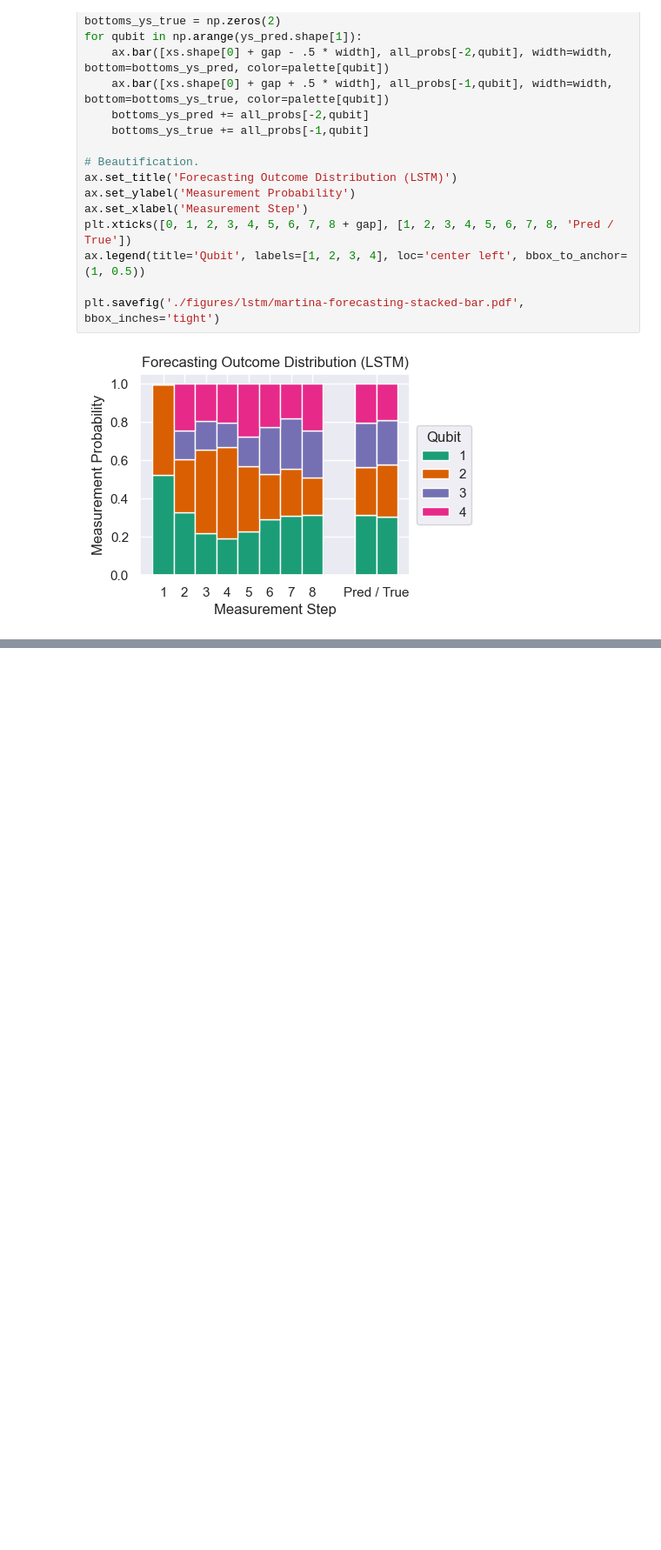
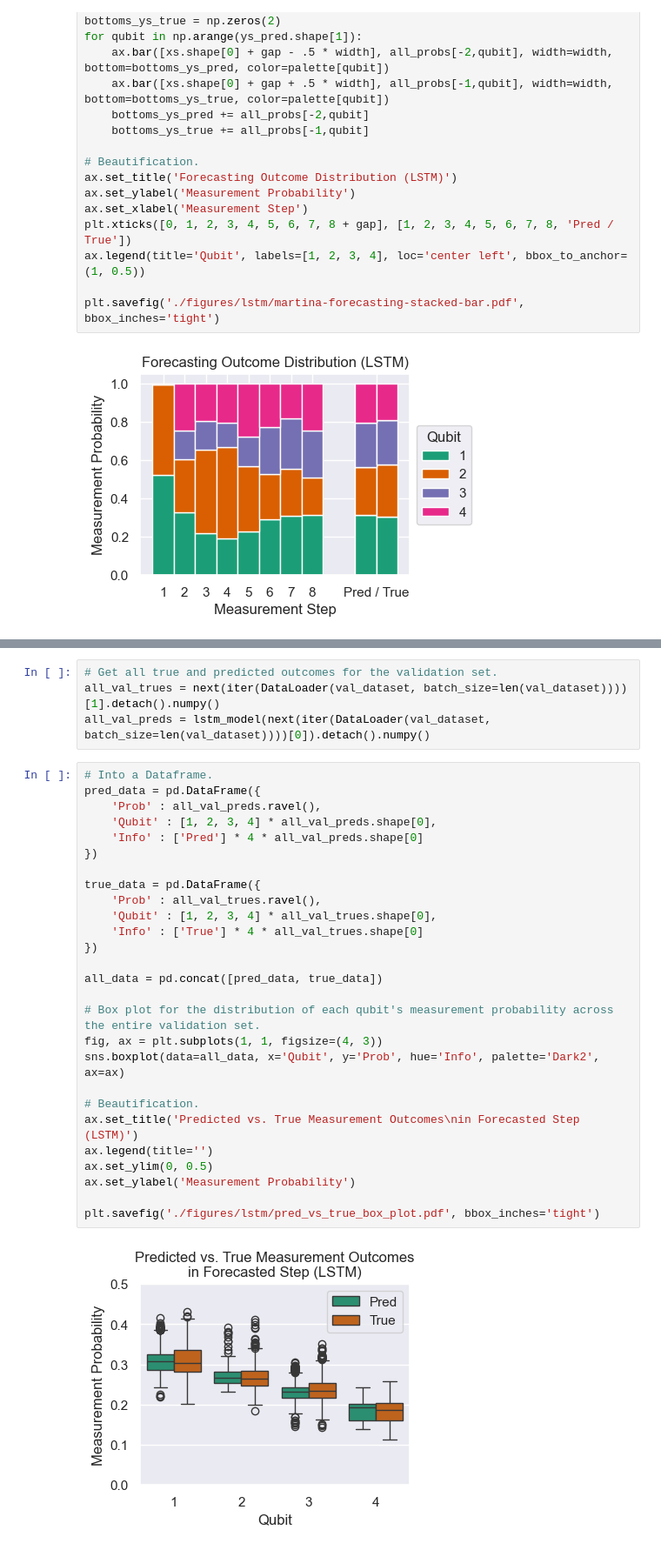
Before and after one commit to BenPrie/quantum-noise-ml, a Jupyter notebook: fingerprint-forecasting.ipynb, the cells around one changed output, grey strips where cells are left out. Shown at 87% size. Cells and saved outputs as stored; diff of their text form; blank space fills up the shorter version.

```diff
--- a/fingerprint-forecasting.ipynb
+++ b/fingerprint-forecasting.ipynb
@@ -394,0 +422,33 @@ plt.savefig('./figures/lstm/martina-forecasting-stacked-bar.pdf', bbox_inches='t
+# %%
+# Get all true and predicted outcomes for the validation set.
+all_val_trues = next(iter(DataLoader(val_dataset, batch_size=len(val_dataset))))[1].detach().numpy()
+all_val_preds = lstm_model(next(iter(DataLoader(val_dataset, batch_size=len(val_dataset))))[0]).detach().numpy()
+# %%
+# Into a Dataframe.
+pred_data = pd.DataFrame({
+    'Prob' : all_val_preds.ravel(),
+    'Qubit' : [1, 2, 3, 4] * all_val_preds.shape[0],
+    'Info' : ['Pred'] * 4 * all_val_preds.shape[0]
+})
+
+true_data = pd.DataFrame({
+    'Prob' : all_val_trues.ravel(),
+    'Qubit' : [1, 2, 3, 4] * all_val_trues.shape[0],
+    'Info' : ['True'] * 4 * all_val_trues.shape[0]
+})
+
+all_data = pd.concat([pred_data, true_data])
+
+# Box plot for the distribution of each qubit's measurement probability across the entire validation set.
+fig, ax = plt.subplots(1, 1, figsize=(4, 3))
+sns.boxplot(data=all_data, x='Qubit', y='Prob', hue='Info', palette='Dark2', ax=ax)
+
+# Beautification.
+ax.set_title('Predicted vs. True Measurement Outcomes\nin Forecasted Step (LSTM)')
+ax.legend(title='')
+ax.set_ylim(0, 0.5)
+ax.set_ylabel('Measurement Probability')
+
+plt.savefig('./figures/lstm/pred_vs_true_box_plot.pdf', bbox_inches='tight')
+# %% [output]
+[figure, added]
```
Also changed, not shown: parts of 3 cells of this notebook, 1 other file.
